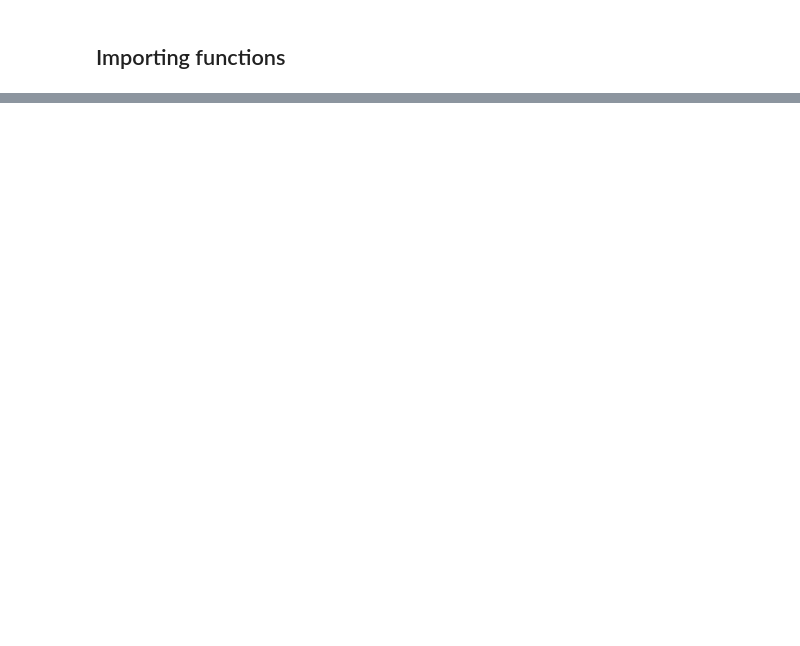
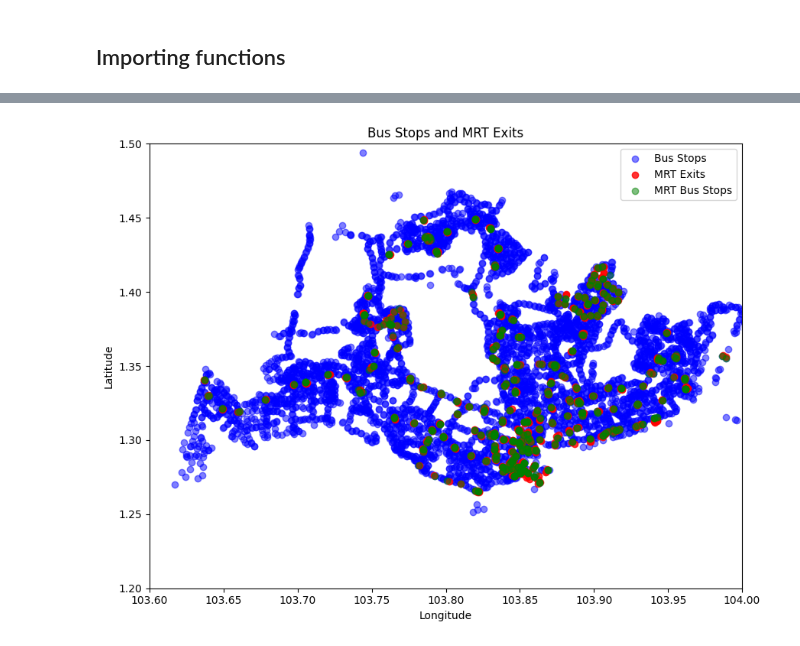
Before and after one commit to DSA4264/project, a Jupyter notebook: main.ipynb, the cells around one changed output, grey strips where cells are left out. Drawn from its saved outputs; the diff is of its cells as text; code cells hidden in the pictures; blank space fills up the shorter version.

```diff
--- a/main.ipynb
+++ b/main.ipynb
@@ -143,0 +201,5 @@ Percentage of Bus Stops linked to MRT stations: 8.43%
+# %%
+#Filter out the outliers based on the boxplot
+mean_distance_between_stops_filtered = mean_distance_between_stops[mean_distance_between_stops['z_score'] <= 3]
+true_mean_distance = mean_distance_between_stops_filtered['MeanDistanceBetweenStops'].mean()
+print(f"Mean Distance between stops after filtering: {true_mean_distance:.2f} m")
@@ -143,0 +210,82 @@ Percentage of Bus Stops linked to MRT stations: 8.43%
+# %%
+def tagging_mrt_to_bus_stops(mrt_exits_gdf, bus_stops_gdf, distance = true_mean_distance):
+    # Set CRS if not already defined
+    if mrt_exits_gdf.crs is None:
+        mrt_exits_gdf = mrt_exits_gdf.set_crs(epsg=3414)  # Use SVY21 (Singapore)
+    if bus_stops_gdf.crs is None:
+        bus_stops_gdf = bus_stops_gdf.set_crs(epsg=4326)  # WGS84 for bus stops
+
+    # Re-project MRT exits to EPSG:4326 (WGS84) to match bus stops
+    mrt_exits_gdf = mrt_exits_gdf.to_crs(epsg=4326)
+
+    # **Debugging: Check for any null geometries in bus stops**
+    null_bus_stops = bus_stops_gdf[bus_stops_gdf.geometry.is_empty | bus_stops_gdf.geometry.isna()]
+    if len(null_bus_stops) > 0:
+        print(f"Warning: Found {len(null_bus_stops)} bus stops with null or empty geometries.")
+
+    # Project both GeoDataFrames to a projected CRS for distance calculation (meters)
+    projected_crs = "EPSG:3857"  # Mercator projection in meters
+    mrt_exits_projected = mrt_exits_gdf.to_crs(projected_crs)
+    bus_stops_projected = bus_stops_gdf.to_crs(projected_crs)
+
+    # Perform a spatial join to find the nearest bus stop for each MRT exit
+    nearest_bus_stops = gpd.sjoin_nearest(
+        mrt_exits_projected,
+        bus_stops_projected,
+        how="inner",
+        distance_col="distance"  # Create a column for the distance between the points
+    )
+
+    # Tag bus stops that are within 30 meters as MRT-related (geospatial match)
+    bus_stops_gdf['is_mrt_geospatial'] = bus_stops_projected.index.isin(
+        nearest_bus_stops[nearest_bus_stops['distance'] <= distance].index_right
+    )
+
+    # Perform string matching to identify bus stops near MRT based on description
+    # bus_stops_gdf['is_mrt_string_match'] = bus_stops_gdf["Description"].str.contains("stn", case=False, na=False)
+
+    # Combine both methods to create a final tag for MRT-related bus stops
+    bus_stops_gdf['is_mrt_final'] = bus_stops_gdf['is_mrt_geospatial']
+
+    # Plot MRT exits and bus stops together
+    plt.figure(figsize=(10, 8))
+
+    # Plot bus stops (in blue)
+    bus_stops_gdf.plot(ax=plt.gca(), color='blue', label='Bus Stops', alpha=0.5)
+
+    # Plot MRT exits (in red)
+    mrt_exits_gdf.plot(ax=plt.gca(), color='red', marker='o', label='MRT Exits', alpha=0.8)
+
+    # Plot is_mrt_geospatial bus stops (in green)
+    nearest_bus_stops_gdf = bus_stops_gdf.loc[nearest_bus_stops.index_right]
+    nearest_bus_stops_gdf[nearest_bus_stops_gdf['is_mrt_geospatial']].plot(ax=plt.gca(), color='green', label='MRT Bus Stops', alpha=0.5)
+
+
+    # Set plot limits based on Singapore's geographical bounds
+    plt.xlim(103.6, 104.0)
+    plt.ylim(1.2, 1.5)
+
+    plt.legend()
+    plt.title("Bus Stops and MRT Exits")
+    plt.xlabel("Longitude")
+    plt.ylabel("Latitude")
+    plt.show()
+
+    # Count the number of bus stops tagged as MRT-related by both methods
+    mrt_geospatial_count = bus_stops_gdf['is_mrt_geospatial'].sum()
+    #mrt_string_count = bus_stops_gdf['is_mrt_string_match'].sum()
+    total_stops = bus_stops_gdf.shape[0]
+    total_mrt_bus_stops = bus_stops_gdf['is_mrt_final'].sum()
+
+    #print(f"Bus stops tagged as MRT based on string matching: {mrt_string_count}")
+    print(f"Bus stops tagged as MRT based on geospatial matching (within 30 meters): {mrt_geospatial_count}")
+    print(f"Total bus stops tagged as MRT (combined methods): {total_mrt_bus_stops}")
+    print(f"Total number of bus stops: {total_stops}")
+    print(f"Percentage of bus stops tagged as MRT: {total_mrt_bus_stops/total_stops*100:.2f}%")
+
+    return bus_stops_gdf
+
+# Call the function with the MRT exits and bus stops GeoDataFrames
+tagging = tagging_mrt_to_bus_stops(mrt_exits_gdf, bus_stops_gdf, true_mean_distance)
+# %% [output]
+[figure, added]
```
Also changed, not shown: parts of 20 cells of this notebook, 2 other files.
